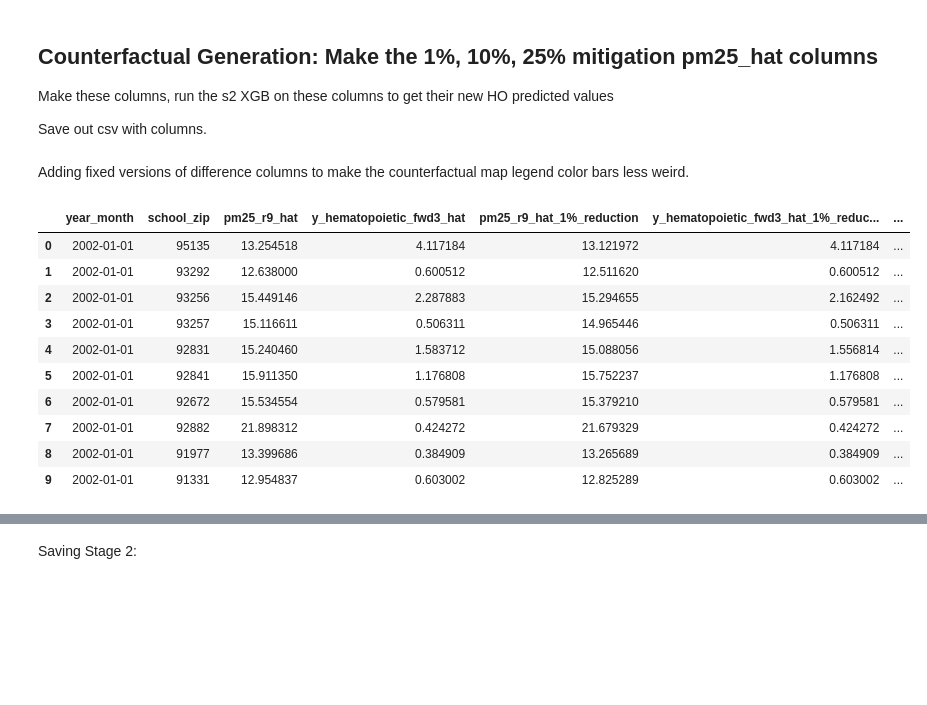
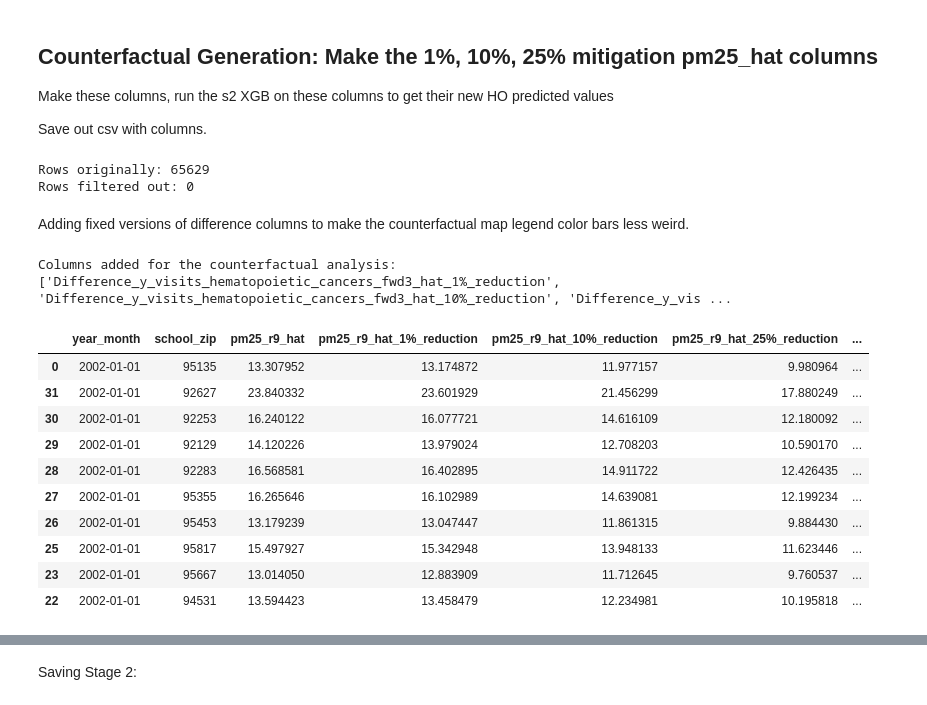
Before and after one commit to mattslyons/JLPS_capstone_project, a Jupyter notebook: modeling/2nd_stage_cv_func_sklearn 11-28.ipynb, the cells around one changed output, grey strips where cells are left out. Saved outputs shown, nothing was run; the diff lists cells and outputs as text; code cells hidden in the pictures; blank space fills up the shorter version.

Commit message:
finished XGB notebook, need to clean up cells and comment. Give to matt to run top to bottom for notebook 16 params.

```diff
--- a/modeling/2nd_stage_cv_func_sklearn 11-28.ipynb
+++ b/modeling/2nd_stage_cv_func_sklearn 11-28.ipynb
@@ -670,6 +1082,10 @@ def time_series_cv(
   eval(best_hyperparams)
   - dictionary with the best hyperparameters to retrain model
   '''
+
+  # need to sort the values and use the index to sort things
+  df.sort_values(by=['year_month'], inplace=True)
+  df = df.reset_index(drop=True)
 
   # this dictionary will hold all the final results
   final_res = {'fold':[], 'hyperparams':[], 'rmse_train': [], 'rmse_test': [],
@@ -897,0 +1313,12 @@ Size of 2nd stage df after filtering for modeling: (66151, 206)
+# %%
+# optional code to filter outliers
+
+if filter_medical_outliers:
+    print(f"Outcome: {y_var_s2}")
+    display(df_model_s2[y_var_s2].describe())
+    old_row_count = df_model_s2.shape[0]
+
+    df_model_s2 = df_model_s2[ np.abs(df_model_s2[y_var_s2]-df_model_s2[y_var_s2].mean()) <= (3*df_model_s2[y_var_s2].std()) ]
+    new_row_count = df_model_s2.shape[0]
+    print(f"Outliers (over 3 std away) were filtered out, We drop {old_row_count - new_row_count} rows:")
+    display(df_model_s2[y_var_s2].describe())
@@ -1025,9 +1460,15 @@ Make these columns, run the s2 XGB on these columns to get their new HO predicte
 Save out csv with columns.
 # %%
 print(f"Rows originally: {df_model_s2.shape[0]}")
-print(f"Rows filtered out: {df_model_s2.shape[0] - df_model_s2[df_model_s2[y_var_s2 + '_hat'] >= 0].shape[0]}")
 
-df_model_s2 = df_model_s2[df_model_s2[y_var_s2 + '_hat'] >= 0]  # filter out the places we predict negative health outcome
+# we don't want to be predicting negative rates, but it is okay to predict negative differences
+if y_var_s2 not in y_col_names_lag_diff:
+    print(f"Rows filtered out: {df_model_s2.shape[0] - df_model_s2[df_model_s2[y_var_s2 + '_hat'] >= 0].shape[0]}")
+
+    df_model_s2 = df_model_s2[df_model_s2[y_var_s2 + '_hat'] >= 0]  # filter out the places we predict negative health outcome
+# %% [output]
+Rows originally: 65629
+Rows filtered out: 0
 # %%
 
 # Make Column of 0.99*df_model_s2[predictor_name_s2]
@@ -1083,18 +1524,24 @@ df_model_s2["Difference_" + y_var_s2 + "_hat" + "_25%_reduction_fixed"] = df_mod
                                                                     .mask(
                                                                        df_model_s2["Difference_" + y_var_s2 + "_hat" + "_25%_reduction"] > 0, 0
                                                                     )
+# %%
+cols_added_counterfactual = [i for i in df_model_s2.columns if "Difference_" in i]
+
+print(f"Columns added for the counterfactual analysis: {cols_added_counterfactual}")
+# %% [output]
+Columns added for the counterfactual analysis: ['Difference_y_visits_hematopoietic_cancers_fwd3_hat_1%_reduction', 'Difference_y_visits_hematopoietic_cancers_fwd3_hat_10%_reduction', 'Difference_y_vis ...
 # %%
-counter_fact_columns = ['year_month', 'school_zip'] + [i for i in df_model_s2.columns if ('_hat' in i)]
+counter_fact_columns = ['year_month', 'school_zip'] + [i for i in df_model_s2.columns if predictor_name_s2 in i] + cols_added_counterfactual
 df_model_s2[counter_fact_columns].head(10)
 # %% [output]
-|  | year_month | school_zip | pm25_r9_hat | y_hematopoietic_fwd3_hat | pm25_r9_hat_1%_reduction | y_hematopoietic_fwd3_hat_1%_reduc... | ... |
-| 0 | 2002-01-01 | 95135 | 13.254518 | 4.117184 | 13.121972 | 4.117184 | ... |
-| 1 | 2002-01-01 | 93292 | 12.638000 | 0.600512 | 12.511620 | 0.600512 | ... |
-| 2 | 2002-01-01 | 93256 | 15.449146 | 2.287883 | 15.294655 | 2.162492 | ... |
-| 3 | 2002-01-01 | 93257 | 15.116611 | 0.506311 | 14.965446 | 0.506311 | ... |
-| 4 | 2002-01-01 | 92831 | 15.240460 | 1.583712 | 15.088056 | 1.556814 | ... |
-| 5 | 2002-01-01 | 92841 | 15.911350 | 1.176808 | 15.752237 | 1.176808 | ... |
-| 6 | 2002-01-01 | 92672 | 15.534554 | 0.579581 | 15.379210 | 0.579581 | ... |
-| 7 | 2002-01-01 | 92882 | 21.898312 | 0.424272 | 21.679329 | 0.424272 | ... |
-| 8 | 2002-01-01 | 91977 | 13.399686 | 0.384909 | 13.265689 | 0.384909 | ... |
-| 9 | 2002-01-01 | 91331 | 12.954837 | 0.603002 | 12.825289 | 0.603002 | ... |
+|  | year_month | school_zip | pm25_r9_hat | pm25_r9_hat_1%_reduction | pm25_r9_hat_10%_reduction | pm25_r9_hat_25%_reduction | ... |
+| 0 | 2002-01-01 | 95135 | 13.307952 | 13.174872 | 11.977157 | 9.980964 | ... |
+| 31 | 2002-01-01 | 92627 | 23.840332 | 23.601929 | 21.456299 | 17.880249 | ... |
+| 30 | 2002-01-01 | 92253 | 16.240122 | 16.077721 | 14.616109 | 12.180092 | ... |
+| 29 | 2002-01-01 | 92129 | 14.120226 | 13.979024 | 12.708203 | 10.590170 | ... |
+| 28 | 2002-01-01 | 92283 | 16.568581 | 16.402895 | 14.911722 | 12.426435 | ... |
+| 27 | 2002-01-01 | 95355 | 16.265646 | 16.102989 | 14.639081 | 12.199234 | ... |
+| 26 | 2002-01-01 | 95453 | 13.179239 | 13.047447 | 11.861315 | 9.884430 | ... |
+| 25 | 2002-01-01 | 95817 | 15.497927 | 15.342948 | 13.948133 | 11.623446 | ... |
+| 23 | 2002-01-01 | 95667 | 13.014050 | 12.883909 | 11.712645 | 9.760537 | ... |
+| 22 | 2002-01-01 | 94531 | 13.594423 | 13.458479 | 12.234981 | 10.195818 | ... |
```
Also changed, not shown: parts of 55 cells of this notebook.
